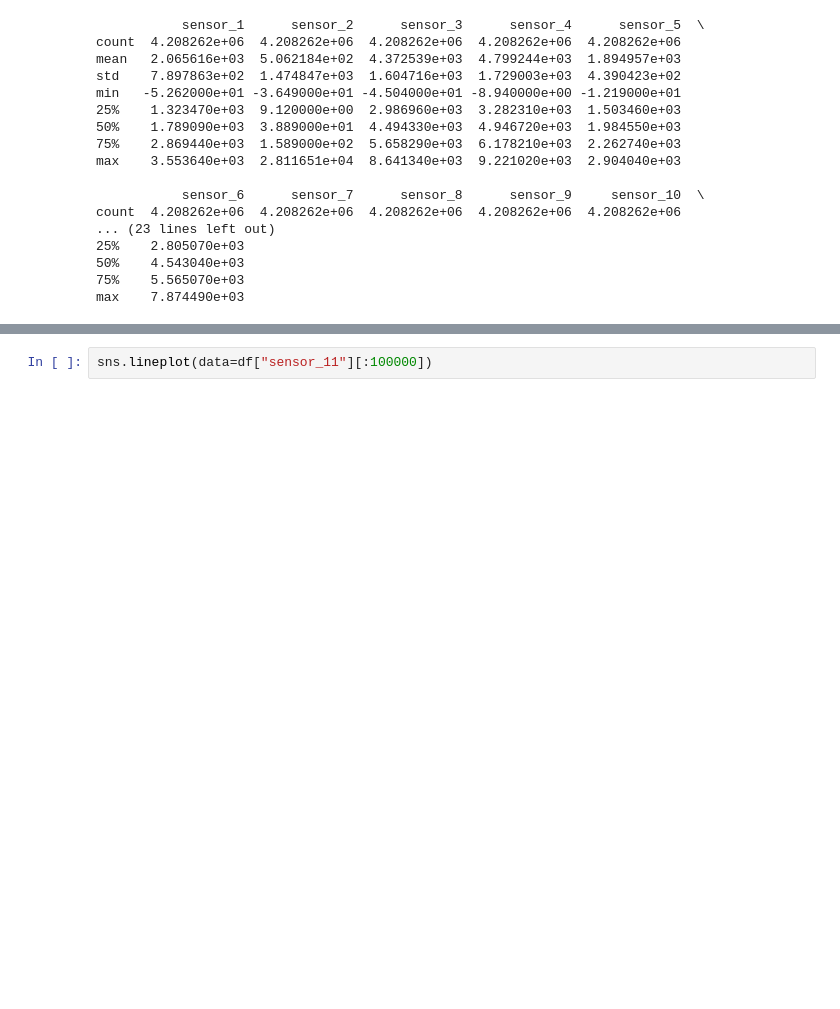
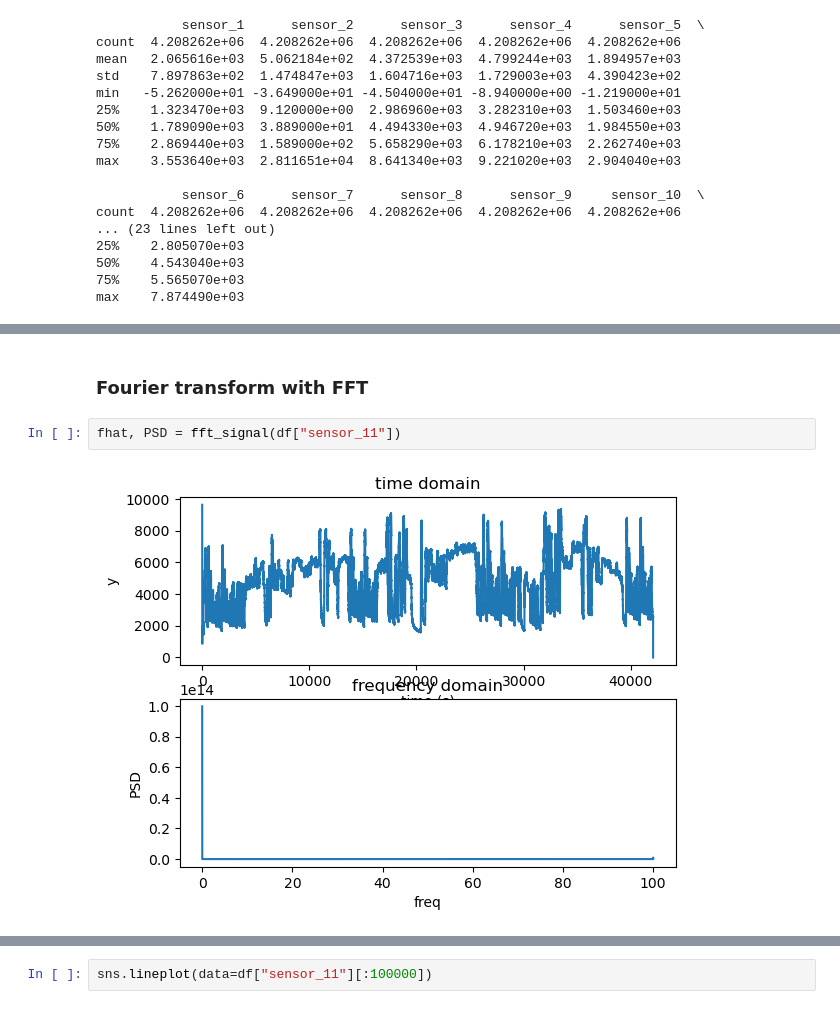
Before and after one commit to asu-cactus/DeepMapping-TS, a Jupyter notebook: notebooks/analyze.ipynb, the cells around one changed output, grey strips where cells are left out. Saved outputs shown, nothing was run; the diff lists cells and outputs as text; blank space fills up the shorter version.

```diff
--- a/notebooks/analyze.ipynb
+++ b/notebooks/analyze.ipynb
@@ -56,0 +173,6 @@ max    7.874490e+03
+# %% [markdown]
+### Fourier transform with FFT
+# %%
+fhat, PSD = fft_signal(df["sensor_11"])
+# %% [output]
+[figure, added]
```
Also changed, not shown: parts of 19 cells of this notebook, 5 other files.
